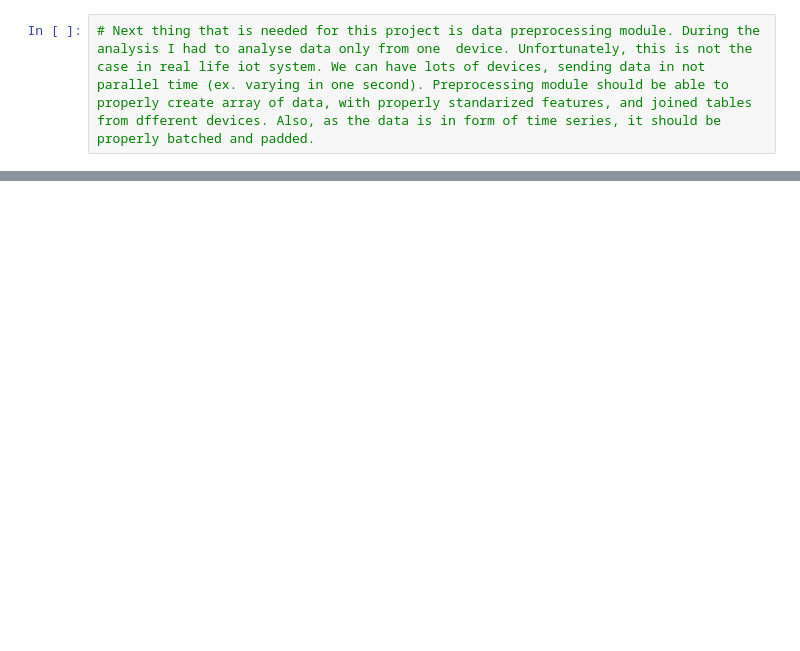
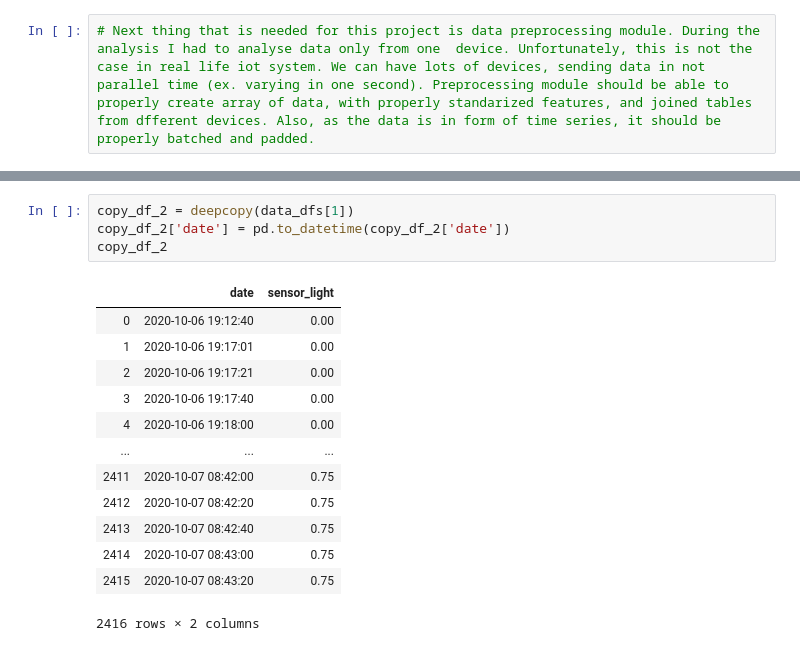
Before and after one commit to Fakser/Smart-house-rule-induction, a Jupyter notebook: notebook.ipynb, the cells around one changed output, grey strips where cells are left out. Drawn from its saved outputs; the diff is of its cells as text; blank space fills up the shorter version.

```diff
--- a/notebook.ipynb
+++ b/notebook.ipynb
@@ -305,0 +326,18 @@ best_params
+# %%
+copy_df_2 = deepcopy(data_dfs[1])
+copy_df_2['date'] = pd.to_datetime(copy_df_2['date'])
+copy_df_2
+# %% [output]
+|  | date | sensor_light |
+| 0 | 2020-10-06 19:12:40 | 0.00 |
+| 1 | 2020-10-06 19:17:01 | 0.00 |
+| 2 | 2020-10-06 19:17:21 | 0.00 |
+| 3 | 2020-10-06 19:17:40 | 0.00 |
+| 4 | 2020-10-06 19:18:00 | 0.00 |
+| ... | ... | ... |
+| 2411 | 2020-10-07 08:42:00 | 0.75 |
+| 2412 | 2020-10-07 08:42:20 | 0.75 |
+| 2413 | 2020-10-07 08:42:40 | 0.75 |
+| 2414 | 2020-10-07 08:43:00 | 0.75 |
+| 2415 | 2020-10-07 08:43:20 | 0.75 |
+2416 rows × 2 columns
```
Also changed, not shown: parts of 13 cells of this notebook.
